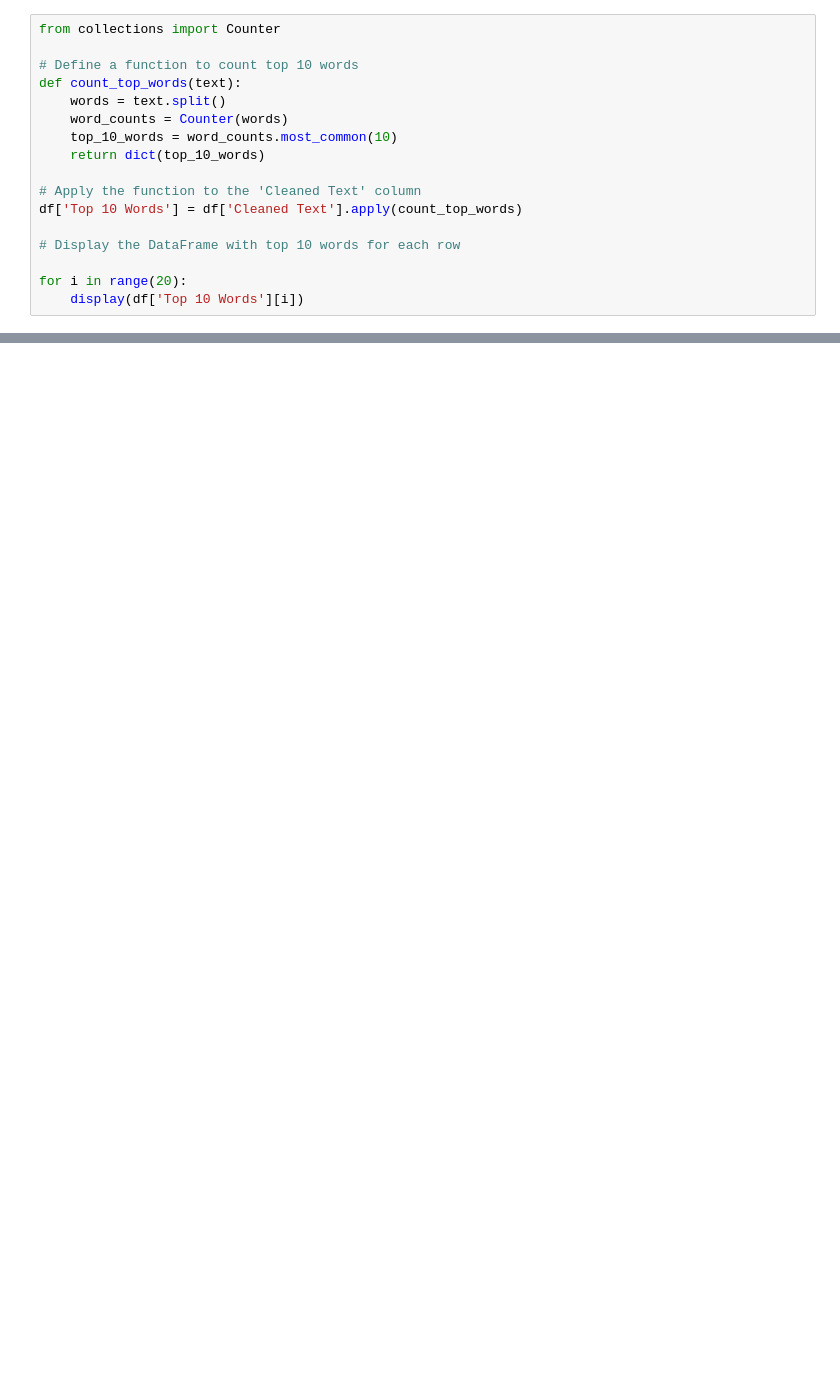
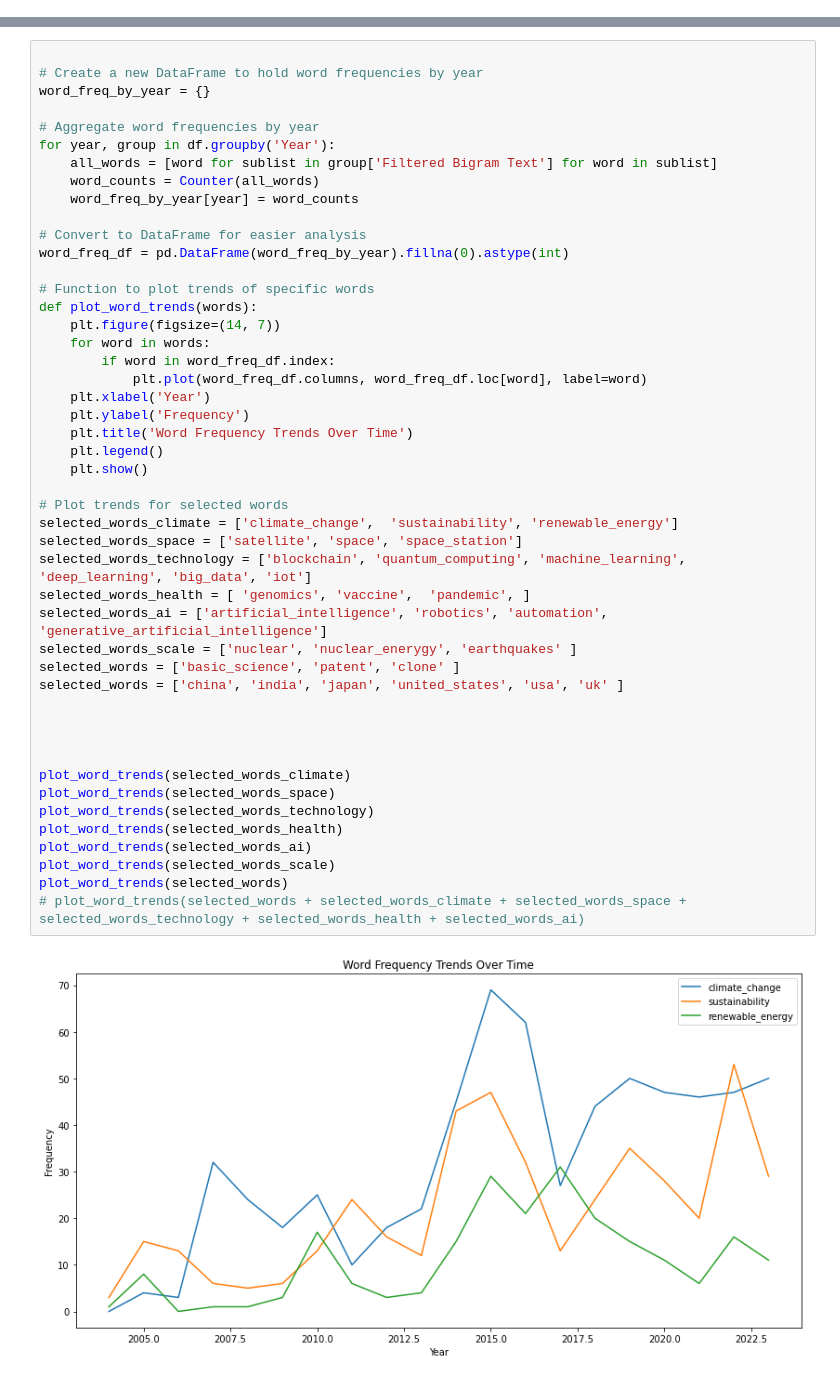
Before and after one commit to NorikaNarimatsu/NLP-for-the-Science-and-Technology-in-Society-Forum, a Jupyter notebook: analysis.ipynb, the cells around one changed output, grey strips where cells are left out. Saved outputs shown, nothing was run; the diff lists cells and outputs as text; blank space fills up the shorter version.

```diff
--- a/analysis.ipynb
+++ b/analysis.ipynb
@@ -73,17 +83,0 @@ display(df.head(20))
-# %%
-from collections import Counter
-
-# Define a function to count top 10 words
-def count_top_words(text):
-    words = text.split()
-    word_counts = Counter(words)
-    top_10_words = word_counts.most_common(10)
-    return dict(top_10_words)
-
-# Apply the function to the 'Cleaned Text' column
-df['Top 10 Words'] = df['Cleaned Text'].apply(count_top_words)
-
-# Display the DataFrame with top 10 words for each row
-
-for i in range(20):
-    display(df['Top 10 Words'][i])
@@ -211,0 +84,49 @@ for i in range(20):
+# %%
+
+# Create a new DataFrame to hold word frequencies by year
+word_freq_by_year = {}
+
+# Aggregate word frequencies by year
+for year, group in df.groupby('Year'):
+    all_words = [word for sublist in group['Filtered Bigram Text'] for word in sublist]
+    word_counts = Counter(all_words)
+    word_freq_by_year[year] = word_counts
+
+# Convert to DataFrame for easier analysis
+word_freq_df = pd.DataFrame(word_freq_by_year).fillna(0).astype(int)
+
+# Function to plot trends of specific words
+def plot_word_trends(words):
+    plt.figure(figsize=(14, 7))
+    for word in words:
+        if word in word_freq_df.index:
+            plt.plot(word_freq_df.columns, word_freq_df.loc[word], label=word)
+    plt.xlabel('Year')
+    plt.ylabel('Frequency')
+    plt.title('Word Frequency Trends Over Time')
+    plt.legend()
+    plt.show()
+
+# Plot trends for selected words
+selected_words_climate = ['climate_change',  'sustainability', 'renewable_energy']
+selected_words_space = ['satellite', 'space', 'space_station']
+selected_words_technology = ['blockchain', 'quantum_computing', 'machine_learning', 'deep_learning', 'big_data', 'iot']
+selected_words_health = [ 'genomics', 'vaccine',  'pandemic', ]
+selected_words_ai = ['artificial_intelligence', 'robotics', 'automation', 'generative_artificial_intelligence']
+selected_words_scale = ['nuclear', 'nuclear_enerygy', 'earthquakes' ]
+selected_words = ['basic_science', 'patent', 'clone' ]
+selected_words = ['china', 'india', 'japan', 'united_states', 'usa', 'uk' ]
+
+
+
+
+plot_word_trends(selected_words_climate)
+plot_word_trends(selected_words_space)
+plot_word_trends(selected_words_technology)
+plot_word_trends(selected_words_health)
+plot_word_trends(selected_words_ai)
+plot_word_trends(selected_words_scale)
+plot_word_trends(selected_words)
+# plot_word_trends(selected_words + selected_words_climate + selected_words_space + selected_words_technology + selected_words_health + selected_words_ai)
+# %% [output]
+[figure, added]
```
Also changed, not shown: parts of 9 cells of this notebook, 6 other files.
